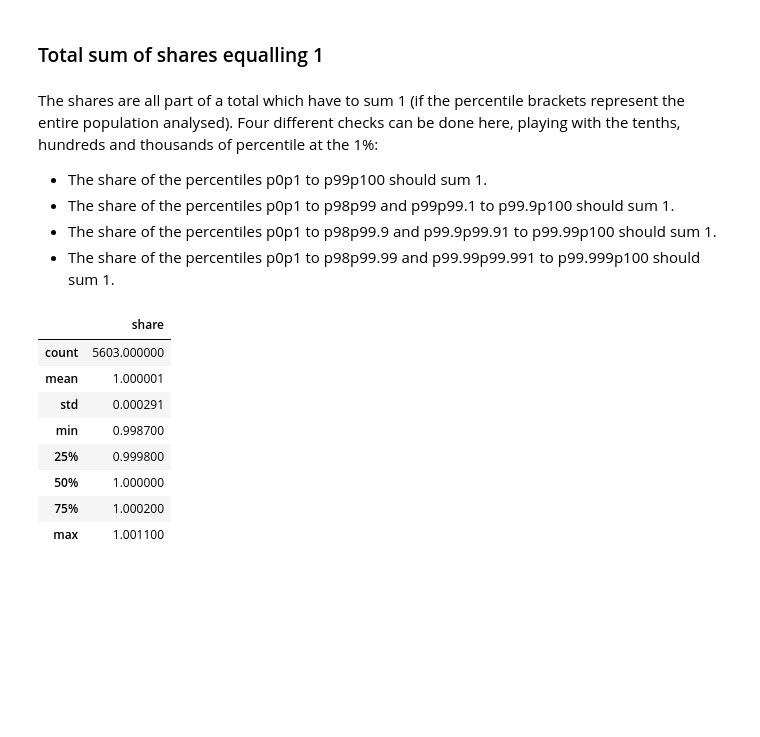
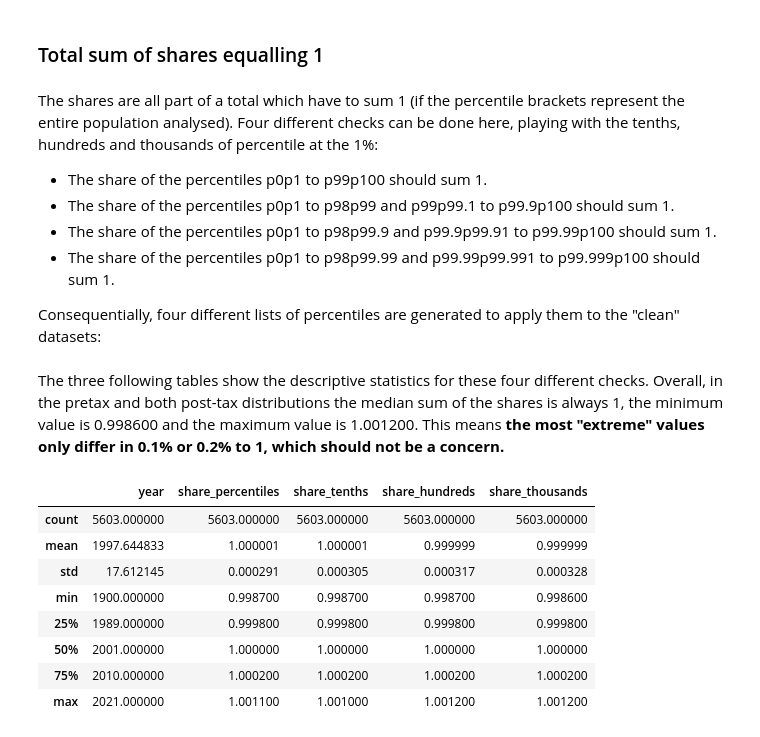
Before and after one commit to owid/notebooks, a Jupyter notebook: PabloArriagada/poverty_inequality_dataexplorer/WID/wid.ipynb, the cells around one changed output. Cells and saved outputs as stored; diff of their text form; code cells hidden in the pictures; blank space fills up the shorter version.

Commit message:
WID - Monotonicity and sum shares =1 done

```diff
--- a/PabloArriagada/poverty_inequality_dataexplorer/WID/wid.ipynb
+++ b/PabloArriagada/poverty_inequality_dataexplorer/WID/wid.ipynb
@@ -625,6 +557,8 @@ The shares are all part of a total which have to sum 1 (if the percentile bracke
 - The share of the percentiles p0p1 to p98p99 and p99p99.1 to p99.9p100 should sum 1.
 - The share of the percentiles p0p1 to p98p99.9 and p99.9p99.91 to p99.99p100 should sum 1.
 - The share of the percentiles p0p1 to p98p99.99 and p99.99p99.991 to p99.999p100 should sum 1.
+
+Consequentially, four different lists of percentiles are generated to apply them to the "clean" datasets:
 # %%
 file = Path('Percentile names.xlsx')
 percentiles = pd.read_excel(file, sheet_name='percentiles')
@@ -638,17 +572,43 @@ hundreds_list = hundreds['pXpY'].to_list()
 
 thousands = pd.read_excel(file, sheet_name='thousands')
 thousands_list = thousands['pXpY'].to_list()
+# %% [markdown]
+The three following tables show the descriptive statistics for these four different checks. Overall, in the pretax and both post-tax distributions the median sum of the shares is always 1, the minimum value is 0.998600 and the maximum value is 1.001200. This means **the most "extreme" values only differ in 0.1% or 0.2% to 1, which should not be a concern.**
 # %%
 wid_pretax_percentiles = wid_pretax_clean[wid_pretax_clean['percentile'].isin(percentiles_list)].reset_index(drop=True)
-wid_pretax_percentiles_shares = wid_pretax_percentiles.groupby(['country', 'year', 'country_year']).sum()
-wid_pretax_percentiles_shares[['share']].describe()
+wid_pretax_tenths = wid_pretax_clean[wid_pretax_clean['percentile'].isin(tenths_list)].reset_index(drop=True)
+wid_pretax_hundreds = wid_pretax_clean[wid_pretax_clean['percentile'].isin(hundreds_list)].reset_index(drop=True)
+wid_pretax_thousands = wid_pretax_clean[wid_pretax_clean['percentile'].isin(thousands_list)].reset_index(drop=True)
+
+
+wid_pretax_percentiles_shares = wid_pretax_percentiles.groupby(['country', 'year', 'country_year']).sum().reset_index()
+wid_pretax_percentiles_shares.rename(columns={"share": "share_percentiles"}, inplace=True)
+
+wid_pretax_tenths_shares = wid_pretax_tenths.groupby(['country', 'year', 'country_year']).sum().reset_index()
+wid_pretax_tenths_shares.rename(columns={"share": "share_tenths"}, inplace=True)
+
+wid_pretax_hundreds_shares = wid_pretax_hundreds.groupby(['country', 'year', 'country_year']).sum().reset_index()
+wid_pretax_hundreds_shares.rename(columns={"share": "share_hundreds"}, inplace=True)
+
+wid_pretax_thousands_shares = wid_pretax_thousands.groupby(['country', 'year', 'country_year']).sum().reset_index()
+wid_pretax_thousands_shares.rename(columns={"share": "share_thousands"}, inplace=True)
+
+
+pretax_shares_check = pd.merge(wid_pretax_percentiles_shares, wid_pretax_tenths_shares[['country_year', 'share_tenths']], on='country_year', validate='one_to_one')
+pretax_shares_check = pd.merge(pretax_shares_check, wid_pretax_hundreds_shares[['country_year', 'share_hundreds']], on='country_year', validate='one_to_one')
+pretax_shares_check = pd.merge(pretax_shares_check, wid_pretax_thousands_shares[['country_year', 'share_thousands']], on='country_year', validate='one_to_one')
+
+
+pretax_shares_check = pretax_shares_check[['country', 'year', 'country_year', 'share_percentiles', 'share_tenths', 'share_hundreds', 'share_thousands']]
+
+pretax_shares_check.describe()
 # %% [output]
-|  | share |
-| count | 5603.000000 |
-| mean | 1.000001 |
-| std | 0.000291 |
-| min | 0.998700 |
-| 25% | 0.999800 |
-| 50% | 1.000000 |
-| 75% | 1.000200 |
-| max | 1.001100 |
+|  | year | share_percentiles | share_tenths | share_hundreds | share_thousands |
+| count | 5603.000000 | 5603.000000 | 5603.000000 | 5603.000000 | 5603.000000 |
+| mean | 1997.644833 | 1.000001 | 1.000001 | 0.999999 | 0.999999 |
+| std | 17.612145 | 0.000291 | 0.000305 | 0.000317 | 0.000328 |
+| min | 1900.000000 | 0.998700 | 0.998700 | 0.998700 | 0.998600 |
+| 25% | 1989.000000 | 0.999800 | 0.999800 | 0.999800 | 0.999800 |
+| 50% | 2001.000000 | 1.000000 | 1.000000 | 1.000000 | 1.000000 |
+| 75% | 2010.000000 | 1.000200 | 1.000200 | 1.000200 | 1.000200 |
+| max | 2021.000000 | 1.001100 | 1.001000 | 1.001200 | 1.001200 |
```
Also changed, not shown: parts of 36 cells of this notebook, 2 other files.
